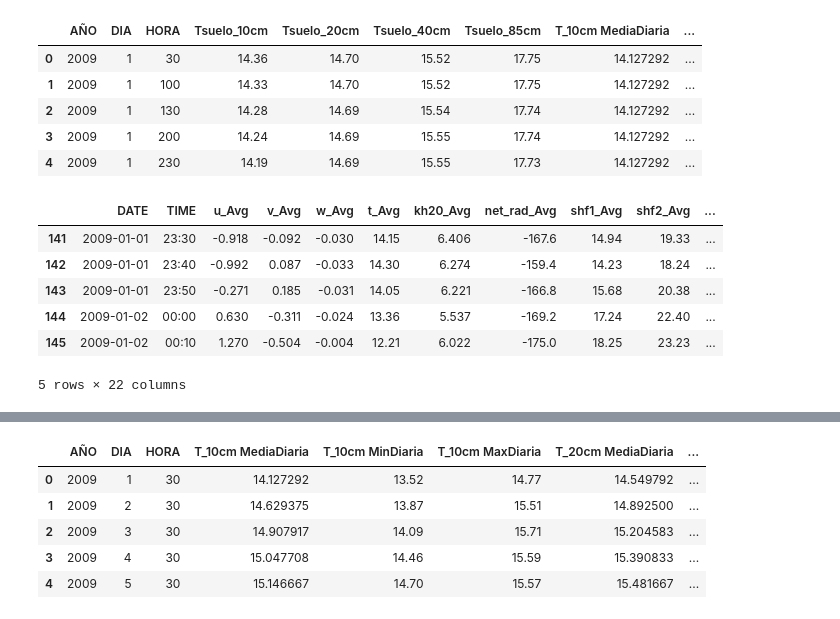
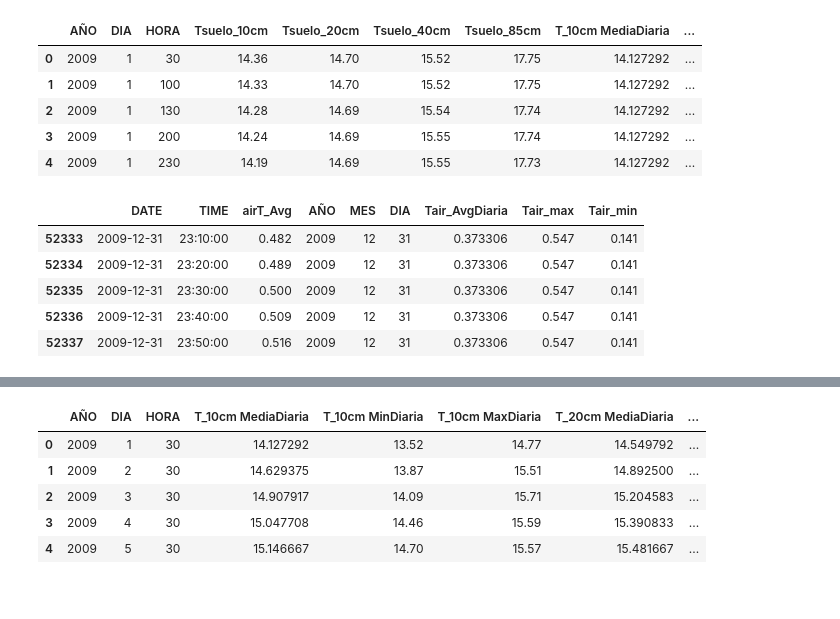
Before and after one commit to Askleth/Archivero, a Jupyter notebook: Actividad_8/Act8.ipynb, the cells around one changed output, grey strips where cells are left out. Saved outputs shown, nothing was run; the diff lists cells and outputs as text; code cells hidden in the pictures.

```diff
--- a/Actividad_8/Act8.ipynb
+++ b/Actividad_8/Act8.ipynb
@@ -63,16 +70,15 @@ soil.head()
 | 2 | 2009 | 1 | 130 | 14.28 | 14.69 | 15.54 | 17.74 | 14.127292 | ... |
 | 3 | 2009 | 1 | 200 | 14.24 | 14.69 | 15.55 | 17.74 | 14.127292 | ... |
 | 4 | 2009 | 1 | 230 | 14.19 | 14.69 | 15.55 | 17.73 | 14.127292 | ... |
-# %%
-meteo[140:145]
-# %% [output]
-|  | DATE | TIME | u_Avg | v_Avg | w_Avg | t_Avg | kh20_Avg | net_rad_Avg | shf1_Avg | shf2_Avg | ... |
-| 141 | 2009-01-01 | 23:30 | -0.918 | -0.092 | -0.030 | 14.15 | 6.406 | -167.6 | 14.94 | 19.33 | ... |
-| 142 | 2009-01-01 | 23:40 | -0.992 | 0.087 | -0.033 | 14.30 | 6.274 | -159.4 | 14.23 | 18.24 | ... |
-| 143 | 2009-01-01 | 23:50 | -0.271 | 0.185 | -0.031 | 14.05 | 6.221 | -166.8 | 15.68 | 20.38 | ... |
-| 144 | 2009-01-02 | 00:00 | 0.630 | -0.311 | -0.024 | 13.36 | 5.537 | -169.2 | 17.24 | 22.40 | ... |
-| 145 | 2009-01-02 | 00:10 | 1.270 | -0.504 | -0.004 | 12.21 | 6.022 | -175.0 | 18.25 | 23.23 | ... |
-5 rows × 22 columns
+# %%
+meteo.tail()
+# %% [output]
+|  | DATE | TIME | airT_Avg | AÑO | MES | DIA | Tair_AvgDiaria | Tair_max | Tair_min |
+| 52333 | 2009-12-31 | 23:10:00 | 0.482 | 2009 | 12 | 31 | 0.373306 | 0.547 | 0.141 |
+| 52334 | 2009-12-31 | 23:20:00 | 0.489 | 2009 | 12 | 31 | 0.373306 | 0.547 | 0.141 |
+| 52335 | 2009-12-31 | 23:30:00 | 0.500 | 2009 | 12 | 31 | 0.373306 | 0.547 | 0.141 |
+| 52336 | 2009-12-31 | 23:40:00 | 0.509 | 2009 | 12 | 31 | 0.373306 | 0.547 | 0.141 |
+| 52337 | 2009-12-31 | 23:50:00 | 0.516 | 2009 | 12 | 31 | 0.373306 | 0.547 | 0.141 |
 # %%
 soil.head()
 # %% [output]
```
Also changed, not shown: parts of 16 cells of this notebook.
